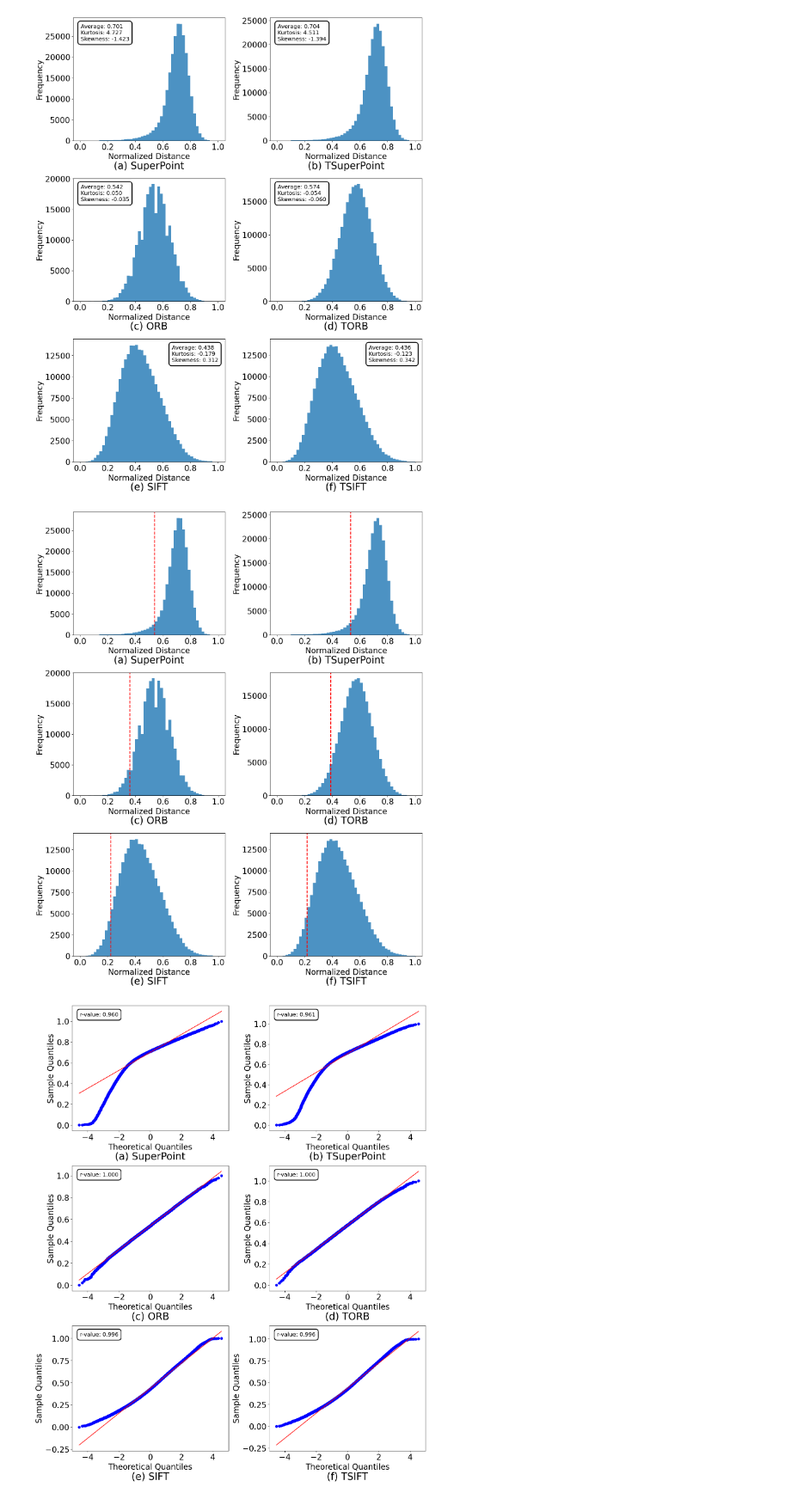
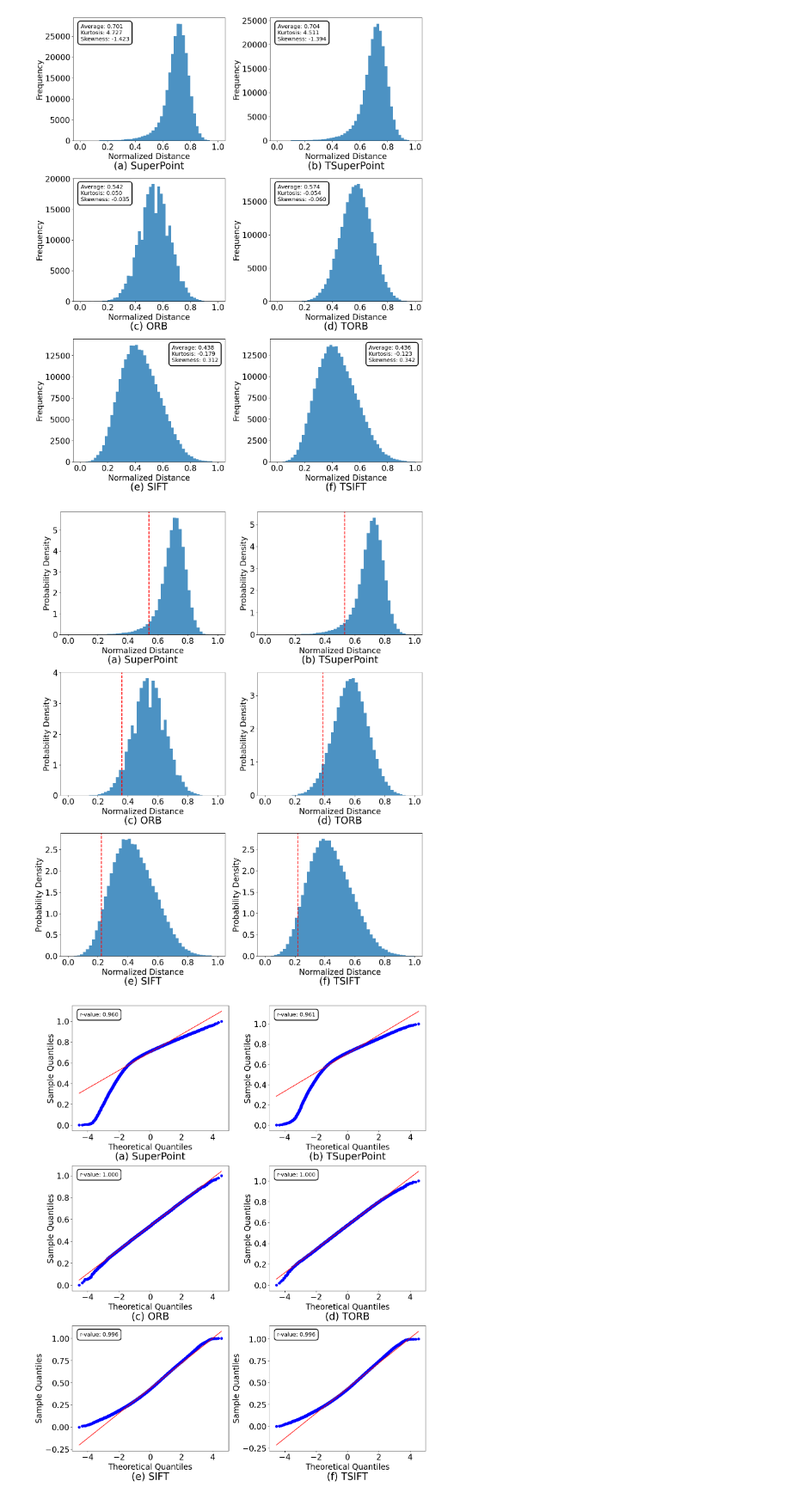
Before and after one commit to imonalc/Keypoints, a Jupyter notebook: EDA_descriptor.ipynb, the cells around one changed output. Shown at 86% size. Saved outputs shown, nothing was run; the diff lists cells and outputs as text; code cells hidden in the pictures.

Commit message:
density

```diff
--- a/EDA_descriptor.ipynb
+++ b/EDA_descriptor.ipynb
@@ -57,34 +57,28 @@ distplot(sim_list, nm_list)
 # %%
 def distplot2(sim_list, nm_list):
     fig_img, axs = plt.subplots(3, 2, figsize=(14, 17))
     for idx, sim in enumerate(sim_list):
         ax = axs[idx//2, idx%2]
         flat_sim = sim.flatten().copy()
         flat_sim = -flat_sim
         flat_sim = (flat_sim - np.min(flat_sim)) / (np.max(flat_sim) - np.min(flat_sim))
 
         p5 = np.percentile(flat_sim, 5)
         kurt = kurtosis(flat_sim)
         sk = skew(flat_sim)
         ave = np.mean(flat_sim)
         ax.set_title(f"({FIG_IDX[idx]}) {nm_list[idx]}", y=-0.25, fontsize=25)
-        ax.hist(flat_sim, bins=50, label=f"kurt:{kurt:.3f}, skew:{sk:.3f}", alpha=0.8)
+        ax.hist(flat_sim, bins=50, density=True, label=f"kurt:{kurt:.3f}, skew:{sk:.3f}", alpha=0.8)
         ax.axvline(p5, color='r', linestyle='dashed', linewidth=2)
-        bbox_props = dict(boxstyle='round,pad=0.5', facecolor='white', edgecolor='black', linewidth=2)
-        if idx == 4 or idx == 5: X = 0.65
-        else: X = 0.05
-        #ax.text(x=X, y=0.95, s=f'Average: {ave:.3f}\nKurtosis: {kurt:.3f}\nSkewness: {sk:.3f}', fontsize=14,
-        #        horizontalalignment='left', verticalalignment='top',
-        #        transform=ax.transAxes, bbox=bbox_props)
         ax.tick_params(axis='both', labelsize=20)
-        ax.set_ylabel('Frequency', fontsize=20)
+        ax.set_ylabel('Probability Density', fontsize=20)
         ax.set_xlabel('Normalized Distance', fontsize=20)
     plt.subplots_adjust(hspace=0, wspace=0.5)
     plt.tight_layout()
     plt.show()
 distplot2(sim_list, nm_list)
 # %% [output]
-[figure, old version]
+[figure, new version]
 # %%
 def QQplot(sim_list, nm_list):
     fig_img, axs = plt.subplots(3, 2, figsize=(14, 17))
```
